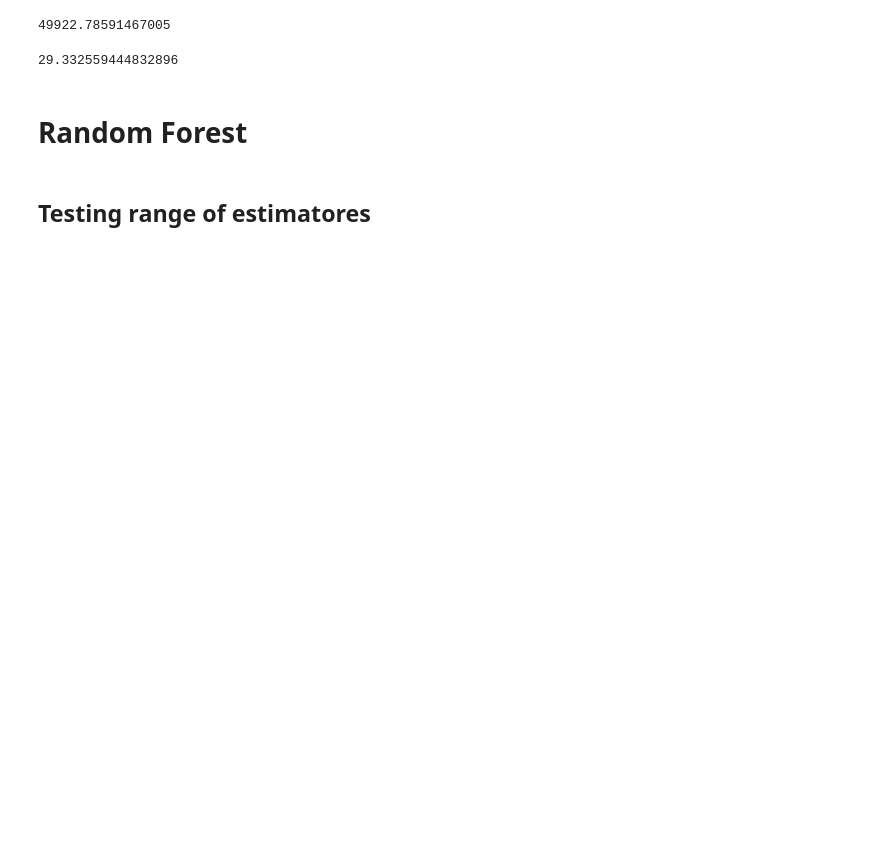
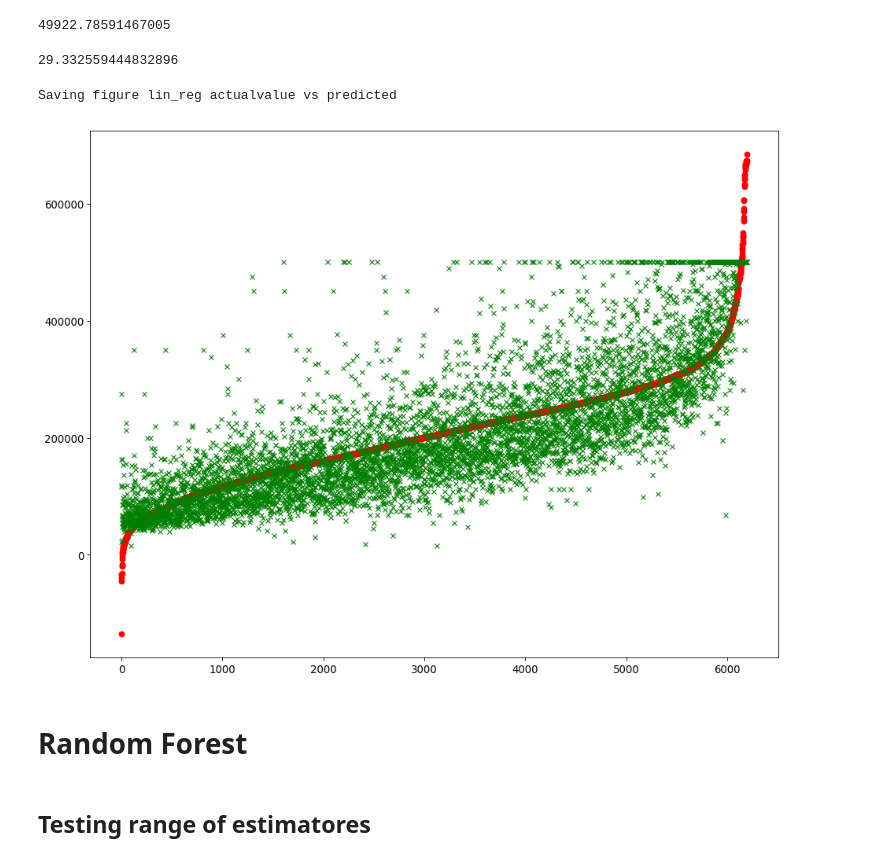
Before and after one commit to vinay-004/MachineLearning, a Jupyter notebook: Housing Value Prediction/Small version.ipynb, the cells around one changed output. Drawn from its saved outputs; the diff is of its cells as text; code cells hidden in the pictures; blank space fills up the shorter version.

```diff
--- a/Housing Value Prediction/Small version.ipynb
+++ b/Housing Value Prediction/Small version.ipynb
@@ -375,6 +384,19 @@ def mean_absolute_percentage_error(y_true, y_pred):
 mean_absolute_percentage_error(test_labels,housing_predictions)
 # %% [output]
 29.332559444832896
+# %%
+lin_housing_pred = housing_predictions[:]
+lin_housing_pred.shape
+lin_x = np.stack((lin_housing_pred,test_labels),axis =-1)
+lin_x = lin_x[lin_x[:,0].argsort()]
+# %%
+
+plt.figure(num=None, figsize=(12, 9), dpi=80, facecolor='w', edgecolor='k')
+plt.plot(lin_x[:,0],'ro',lin_x[:,1],'gx')
+save_fig("lin_reg actualvalue vs predicted")
+# %% [output]
+Saving figure lin_reg actualvalue vs predicted
+[figure, added]
 # %% [markdown]
 # Random Forest
 # %% [markdown]
```
Also changed, not shown: parts of 17 cells of this notebook, 24 other files.
